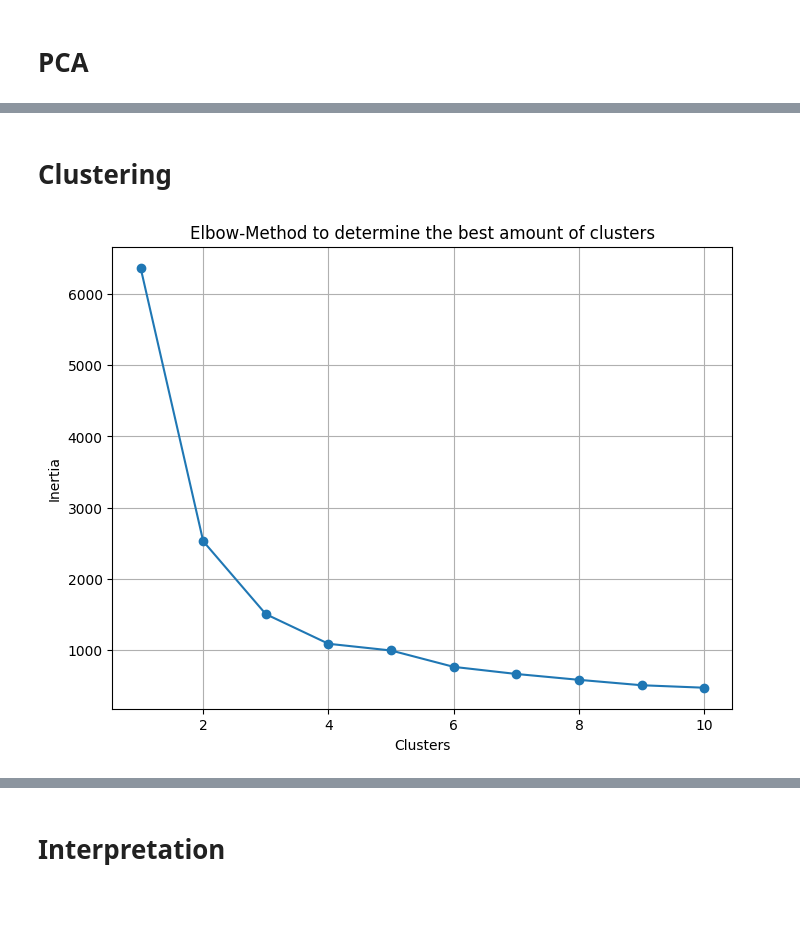
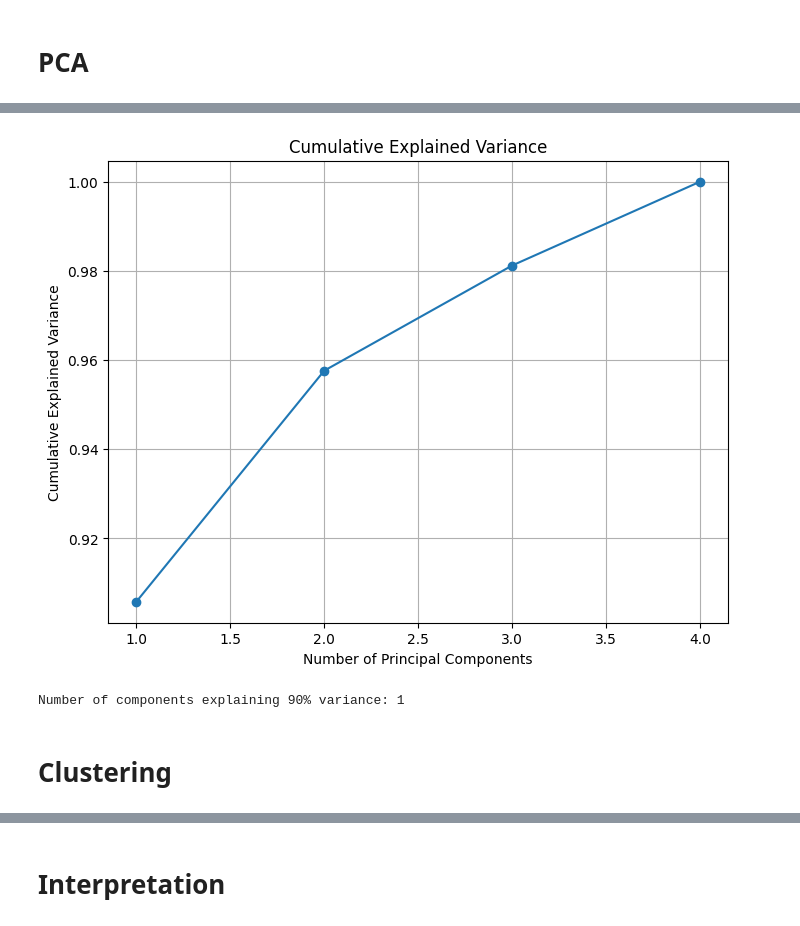
Before and after one commit to florivz/DDM-Project-WS24-25, a Jupyter notebook: analysis_new.ipynb, the cells around one changed output, grey strips where cells are left out. Saved outputs shown, nothing was run; the diff lists cells and outputs as text; code cells hidden in the pictures.

```diff
--- a/analysis_new.ipynb
+++ b/analysis_new.ipynb
@@ -328,0 +338,21 @@ plt.show()
+# %%
+from sklearn.decomposition import PCA
+import matplotlib.pyplot as plt
+import numpy as np
+
+pca = PCA()
+X_pca = pca.fit_transform(X_log_scaled)
+
+plt.figure(figsize=(8, 6))
+plt.plot(range(1, len(pca.explained_variance_ratio_) + 1), np.cumsum(pca.explained_variance_ratio_), marker='o')
+plt.title('Cumulative Explained Variance')
+plt.xlabel('Number of Principal Components')
+plt.ylabel('Cumulative Explained Variance')
+plt.grid()
+plt.show()
+
+n_components = np.argmax(np.cumsum(pca.explained_variance_ratio_) >= 0.9) + 1
+print(f'Number of components explaining 90% variance: {n_components}')
+# %% [output]
+[figure, added]
+Number of components explaining 90% variance: 1
@@ -329,22 +362,3 @@ plt.show()
 # %% [markdown]
 # Clustering
-# %%
-inertia = []
-cluster_range = range(1, 11)
-
-for k in cluster_range:
-    kmeans = KMeans(n_clusters=k, random_state=42)
-    kmeans.fit(X_pca)
-    inertia.append(kmeans.inertia_)
-
-# Elbow-Method to visualize
-plt.figure(figsize=(8, 6))
-plt.plot(cluster_range, inertia, marker='o')
-plt.title('Elbow-Method to determine the best amount of clusters')
-plt.xlabel('Clusters')
-plt.ylabel('Inertia')
-plt.grid(True)
-plt.show()
-# %% [output]
-[figure, removed]
 # %%
```
Also changed, not shown: parts of 21 cells of this notebook.
